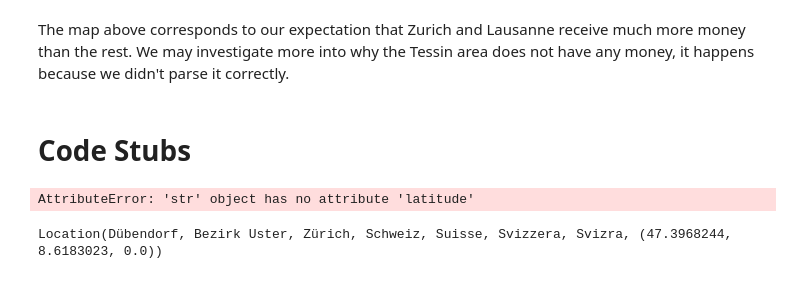
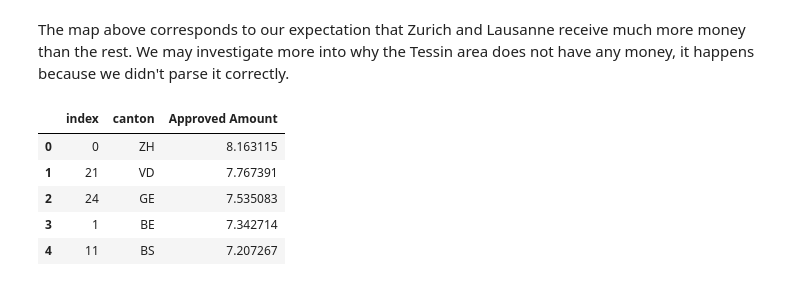
Before and after one commit to Rivollet/ADAHomework, a Jupyter notebook: 03 - Interactive Viz/Interactive Viz Notebook.ipynb, the cells around one changed output. Drawn from its saved outputs; the diff is of its cells as text; code cells hidden in the pictures.

```diff
--- a/03 - Interactive Viz/Interactive Viz Notebook.ipynb
+++ b/03 - Interactive Viz/Interactive Viz Notebook.ipynb
@@ -348,22 +371,15 @@ geoMap
 [interactive output not drawn]
 # %% [markdown]
 The map above corresponds to our expectation that Zurich and Lausanne receive much more money than the rest. We may investigate more into why the Tessin area does not have any money, it happens because we didn't parse it correctly.
-# %% [markdown]
-# Code Stubs
-# %%
-dir(location[0])
-
-badGeolocator = Nominatim()
-
-latitude = location[0].latitude
-longitude = location[0].longitude
-badLocation = badGeolocator.geocode(query={'lat':latitude, 'lon': longitude, 'country': 'CH'}, exactly_one=False, addressdetails=True)
-badLocation
-# %% [output]
-AttributeError: 'str' object has no attribute 'latitude'
-# %%
-badGeolocator = Nominatim()
-badLocation = badGeolocator.geocode(query={'city': 'Dübendorf', 'country': 'CH'}, exactly_one=False, addressdetails=True)
-badLocation[0]
-# %% [output]
-Location(Dübendorf, Bezirk Uster, Zürich, Schweiz, Suisse, Svizzera, Svizra, (47.3968244, 8.6183023, 0.0))
+# %%
+df_per_canton2 = df_per_canton.copy()
+serie = df_per_canton2['Approved Amount'].apply(lambda x: np.log(x) if(np.log(x) > 0) else 0)
+df_per_canton2['Approved Amount'] = serie
+df_per_canton2.head()
+# %% [output]
+|  | index | canton | Approved Amount |
+| 0 | 0 | ZH | 8.163115 |
+| 1 | 21 | VD | 7.767391 |
+| 2 | 24 | GE | 7.535083 |
+| 3 | 1 | BE | 7.342714 |
+| 4 | 11 | BS | 7.207267 |
```
Also changed, not shown: parts of 13 cells of this notebook, 2 other files.
